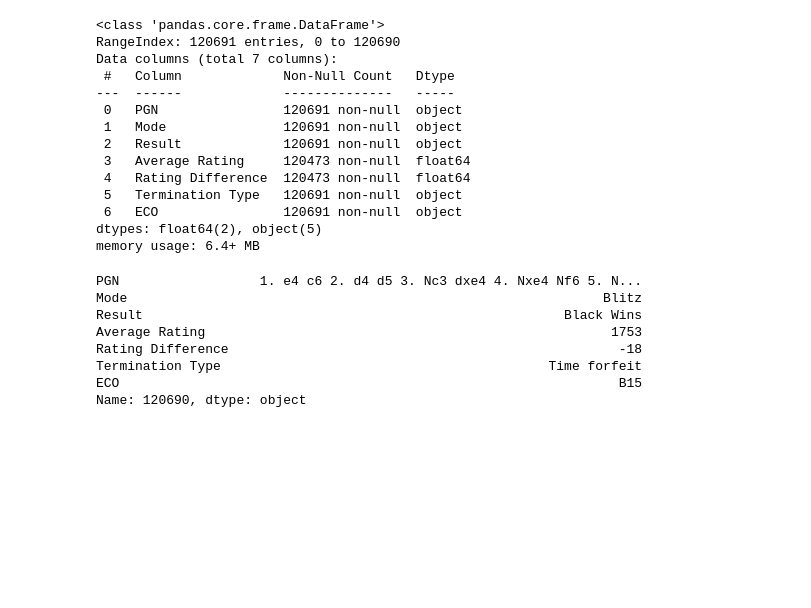
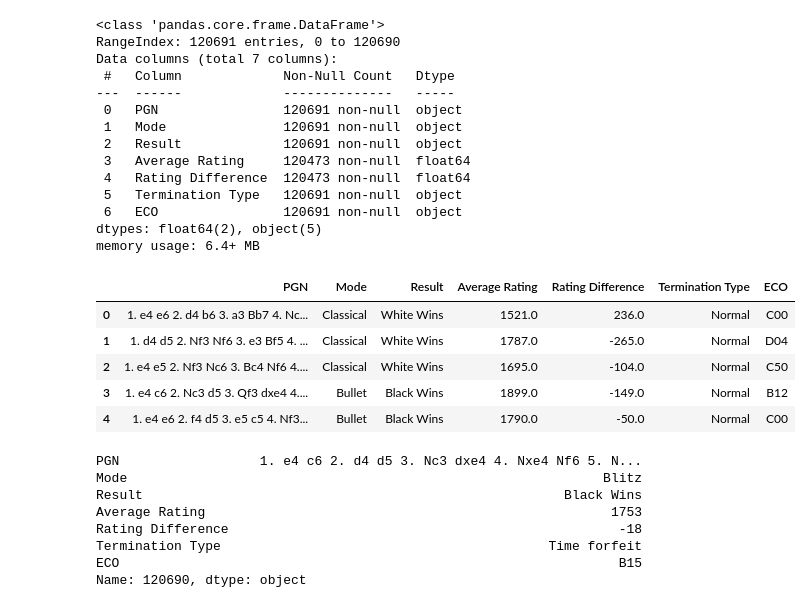
Before and after one commit to VincentKwan1/Crisk, a Jupyter notebook: proj_file.ipynb, the cells around one changed output. Cells and saved outputs as stored; diff of their text form; code cells hidden in the pictures; blank space fills up the shorter version.

```diff
--- a/proj_file.ipynb
+++ b/proj_file.ipynb
@@ -157,6 +157,15 @@ Data columns (total 7 columns):
  6   ECO                120691 non-null  object
 dtypes: float64(2), object(5)
 memory usage: 6.4+ MB
+# %%
+chess_df.head()
+# %% [output]
+|  | PGN | Mode | Result | Average Rating | Rating Difference | Termination Type | ECO |
+| 0 | 1. e4 e6 2. d4 b6 3. a3 Bb7 4. Nc... | Classical | White Wins | 1521.0 | 236.0 | Normal | C00 |
+| 1 | 1. d4 d5 2. Nf3 Nf6 3. e3 Bf5 4. ... | Classical | White Wins | 1787.0 | -265.0 | Normal | D04 |
+| 2 | 1. e4 e5 2. Nf3 Nc6 3. Bc4 Nf6 4.... | Classical | White Wins | 1695.0 | -104.0 | Normal | C50 |
+| 3 | 1. e4 c6 2. Nc3 d5 3. Qf3 dxe4 4.... | Bullet | Black Wins | 1899.0 | -149.0 | Normal | B12 |
+| 4 | 1. e4 e6 2. f4 d5 3. e5 c5 4. Nf3... | Bullet | Black Wins | 1790.0 | -50.0 | Normal | C00 |
 # %%
 chess_df.iloc[-1]
 # %% [output]
```
Also changed, not shown: parts of 2 cells of this notebook.
